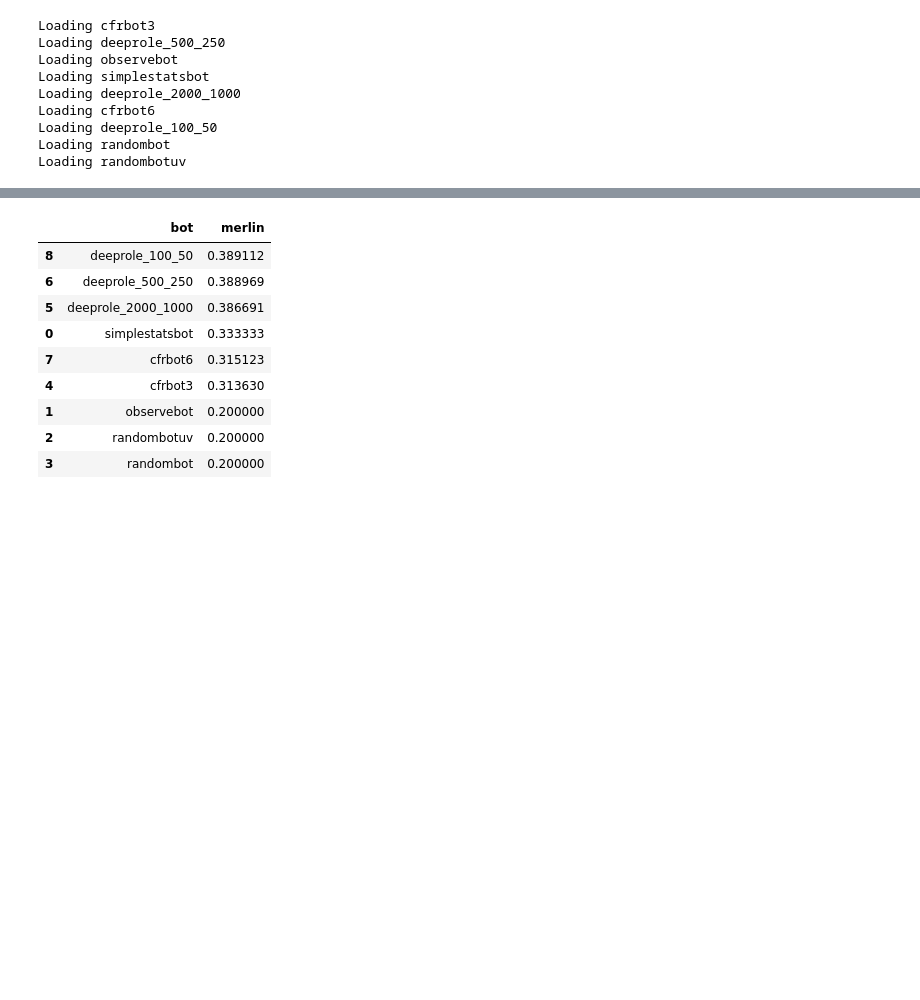
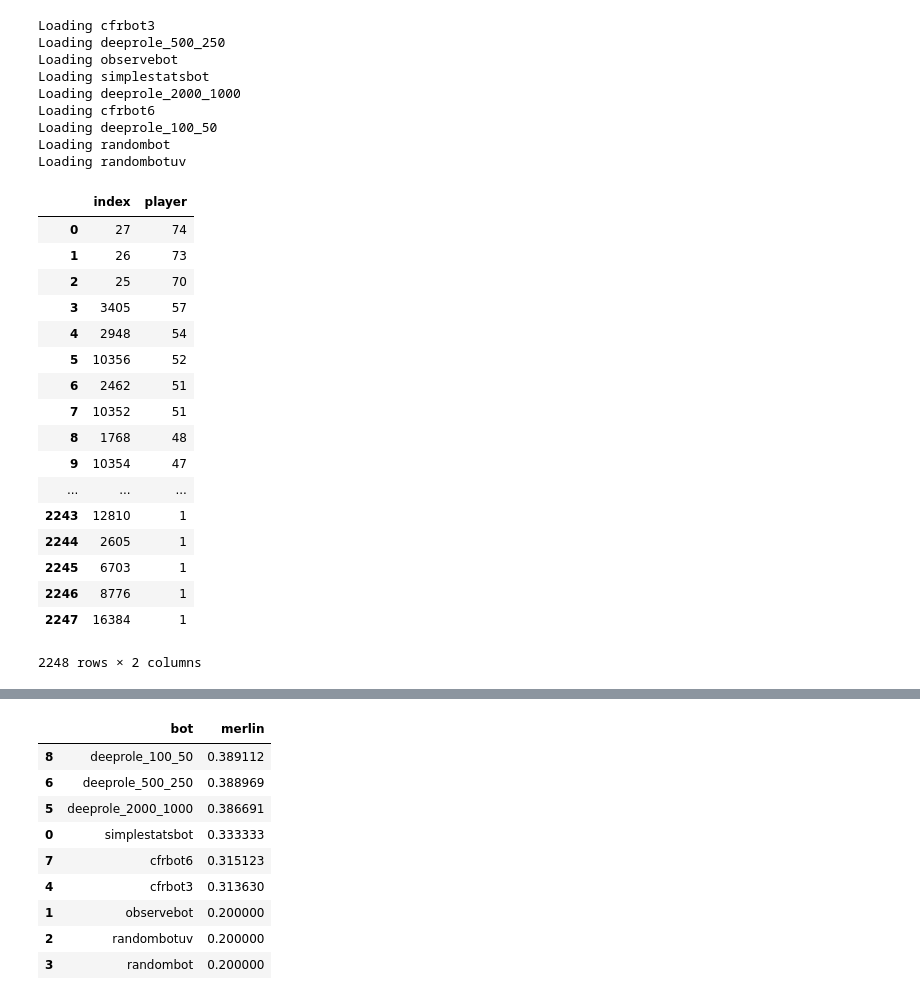
Before and after one commit to Detry322/avalon-bot, a Jupyter notebook: battlefield/Graphs.ipynb, the cells around one changed output, grey strips where cells are left out. Cells and saved outputs as stored; diff of their text form; code cells hidden in the pictures; blank space fills up the shorter version.

```diff
--- a/battlefield/Graphs.ipynb
+++ b/battlefield/Graphs.ipynb
@@ -39,3 +46,27 @@ Loading cfrbot6
 Loading deeprole_100_50
 Loading randombot
 Loading randombotuv
+# %%
+GAMES_PLAYED_BY_PLAYER = DATA_BY_BOT['randombot'].groupby(['game', 'player']).size().reset_index()[['game', 'player']]
+GAMES_PLAYED_BY_PLAYER = GAMES_PLAYED_BY_PLAYER.player.value_counts().reset_index()
+
+GAMES_PLAYED_BY_PLAYER
+# %% [output]
+|  | index | player |
+| 0 | 27 | 74 |
+| 1 | 26 | 73 |
+| 2 | 25 | 70 |
+| 3 | 3405 | 57 |
+| 4 | 2948 | 54 |
+| 5 | 10356 | 52 |
+| 6 | 2462 | 51 |
+| 7 | 10352 | 51 |
+| 8 | 1768 | 48 |
+| 9 | 10354 | 47 |
+| ... | ... | ... |
+| 2243 | 12810 | 1 |
+| 2244 | 2605 | 1 |
+| 2245 | 6703 | 1 |
+| 2246 | 8776 | 1 |
+| 2247 | 16384 | 1 |
+2248 rows × 2 columns
```
Also changed, not shown: parts of 4 cells of this notebook, 3 other files.
